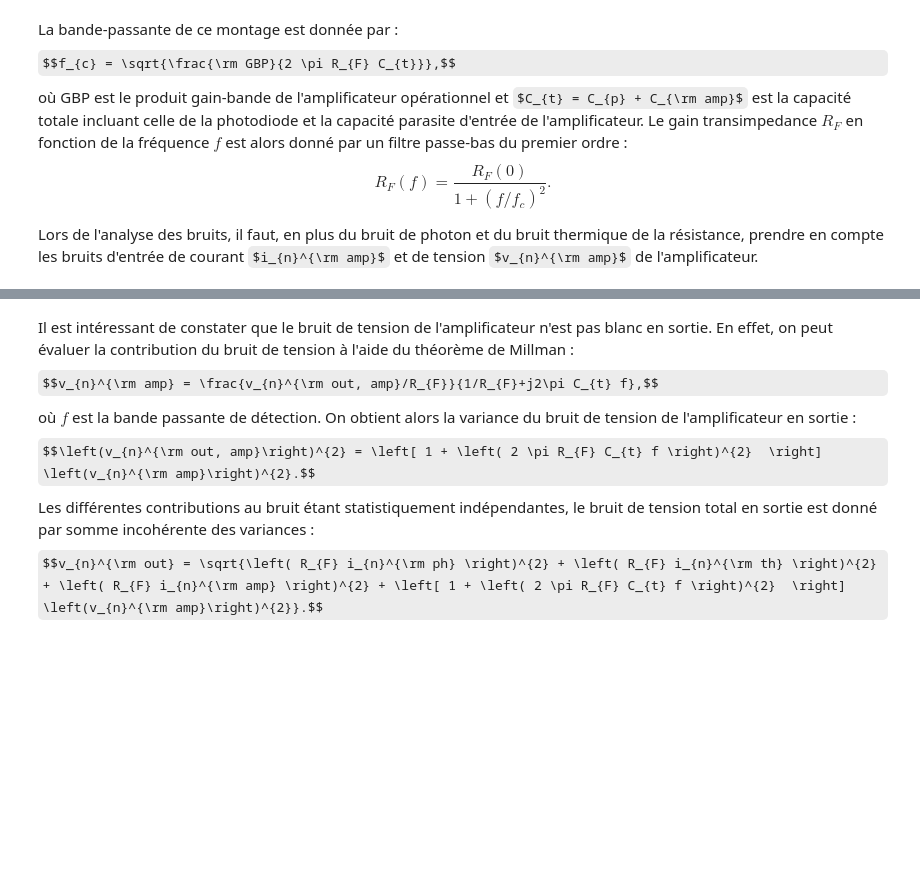
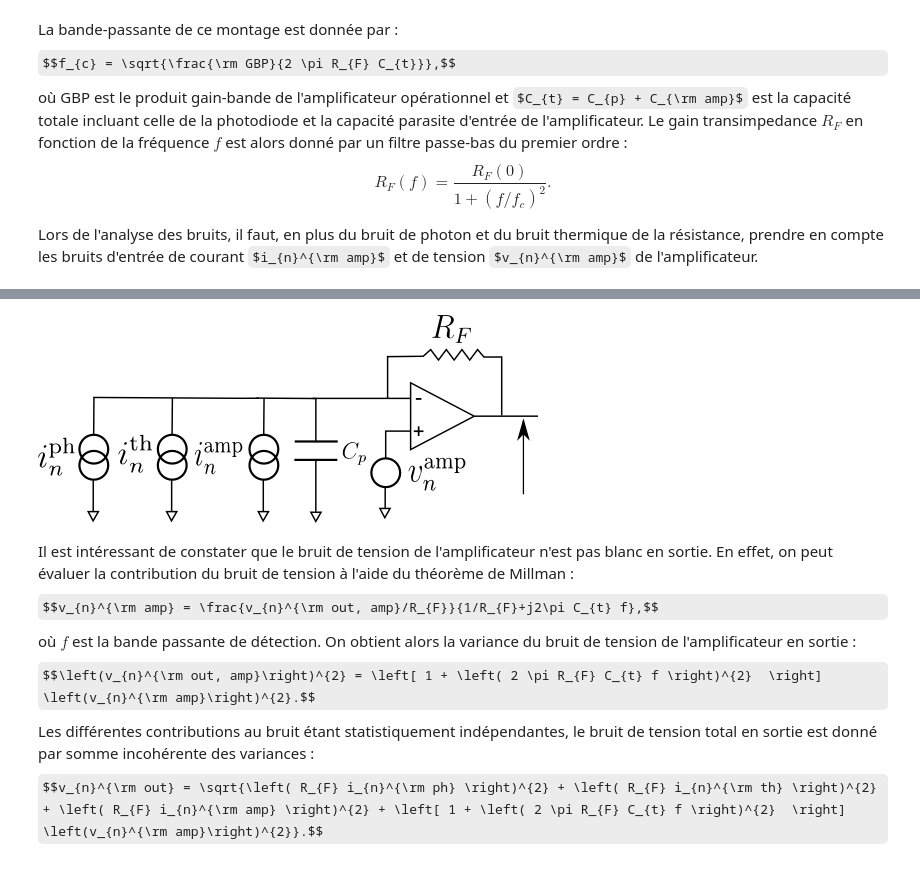
Before and after one commit to minjungkh/Photonics, a Jupyter notebook: photodetection.ipynb, the cells around one changed output, grey strips where cells are left out. Cells and saved outputs as stored; diff of their text form; code cells hidden in the pictures; some formulas as TeX source; blank space fills up the shorter version.

```diff
--- a/photodetection.ipynb
+++ b/photodetection.ipynb
@@ -66,5 +66,5 @@ $$R_{F} \left( f \right) = \frac{R_{F} \left( 0 \right)}{1+ \left( f/f_{c} \righ
 
 Lors de l'analyse des bruits, il faut, en plus du bruit de photon et du bruit thermique de la résistance, prendre en compte les bruits d'entrée de courant $i_{n}^{\rm amp}$ et de tension $v_{n}^{\rm amp}$ de l'amplificateur.
 # %%
-SVG(filename='img/noise_TIA.svg')
+Image(filename='img/noise_TIA.png')
 # %% [output]
@@ -72,3 +71,4 @@ SVG(filename='img/noise_TIA.svg')
+[figure, added]
 # %% [markdown]
 Il est intéressant de constater que le bruit de tension de l'amplificateur n'est pas blanc en sortie. En effet, on peut évaluer la contribution du bruit de tension à l'aide du théorème de Millman :
 $$v_{n}^{\rm amp} = \frac{v_{n}^{\rm out, amp}/R_{F}}{1/R_{F}+j2\pi C_{t} f},$$
```
Also changed, not shown: parts of 2 cells of this notebook, 1 other file.
